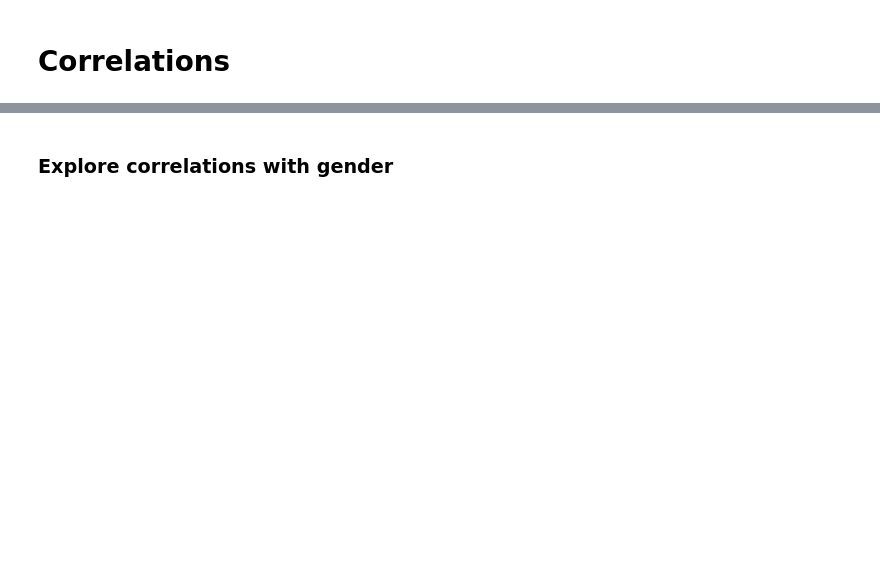
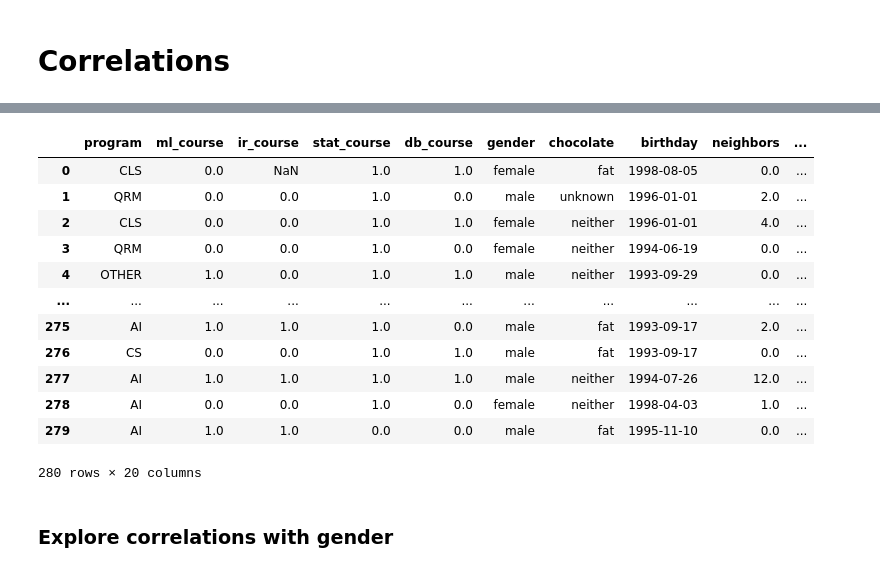
Before and after one commit to NatasjaWezel/DataMiningTechniques, a Jupyter notebook: assignment1_task1.ipynb, the cells around one changed output, grey strips where cells are left out. Saved outputs shown, nothing was run; the diff lists cells and outputs as text; code cells hidden in the pictures; blank space fills up the shorter version.

```diff
--- a/assignment1_task1.ipynb
+++ b/assignment1_task1.ipynb
@@ -499,3 +589,19 @@ print(ex)
+# %%
+display(df_new)
+# %% [output]
+|  | program | ml_course | ir_course | stat_course | db_course | gender | chocolate | birthday | neighbors | ... |
+| 0 | CLS | 0.0 | NaN | 1.0 | 1.0 | female | fat | 1998-08-05 | 0.0 | ... |
+| 1 | QRM | 0.0 | 0.0 | 1.0 | 0.0 | male | unknown | 1996-01-01 | 2.0 | ... |
+| 2 | CLS | 0.0 | 0.0 | 1.0 | 1.0 | female | neither | 1996-01-01 | 4.0 | ... |
+| 3 | QRM | 0.0 | 0.0 | 1.0 | 0.0 | female | neither | 1994-06-19 | 0.0 | ... |
+| 4 | OTHER | 1.0 | 0.0 | 1.0 | 1.0 | male | neither | 1993-09-29 | 0.0 | ... |
+| ... | ... | ... | ... | ... | ... | ... | ... | ... | ... | ... |
+| 275 | AI | 1.0 | 1.0 | 1.0 | 0.0 | male | fat | 1993-09-17 | 2.0 | ... |
+| 276 | CS | 0.0 | 0.0 | 1.0 | 1.0 | male | fat | 1993-09-17 | 0.0 | ... |
+| 277 | AI | 1.0 | 1.0 | 1.0 | 1.0 | male | neither | 1994-07-26 | 12.0 | ... |
+| 278 | AI | 0.0 | 0.0 | 1.0 | 0.0 | female | neither | 1998-04-03 | 1.0 | ... |
+| 279 | AI | 1.0 | 1.0 | 0.0 | 0.0 | male | fat | 1995-11-10 | 0.0 | ... |
+280 rows × 20 columns
 # %% [markdown]
 ### Explore correlations with gender
 # %%
```
Also changed, not shown: parts of 37 cells of this notebook, 3 other files.
